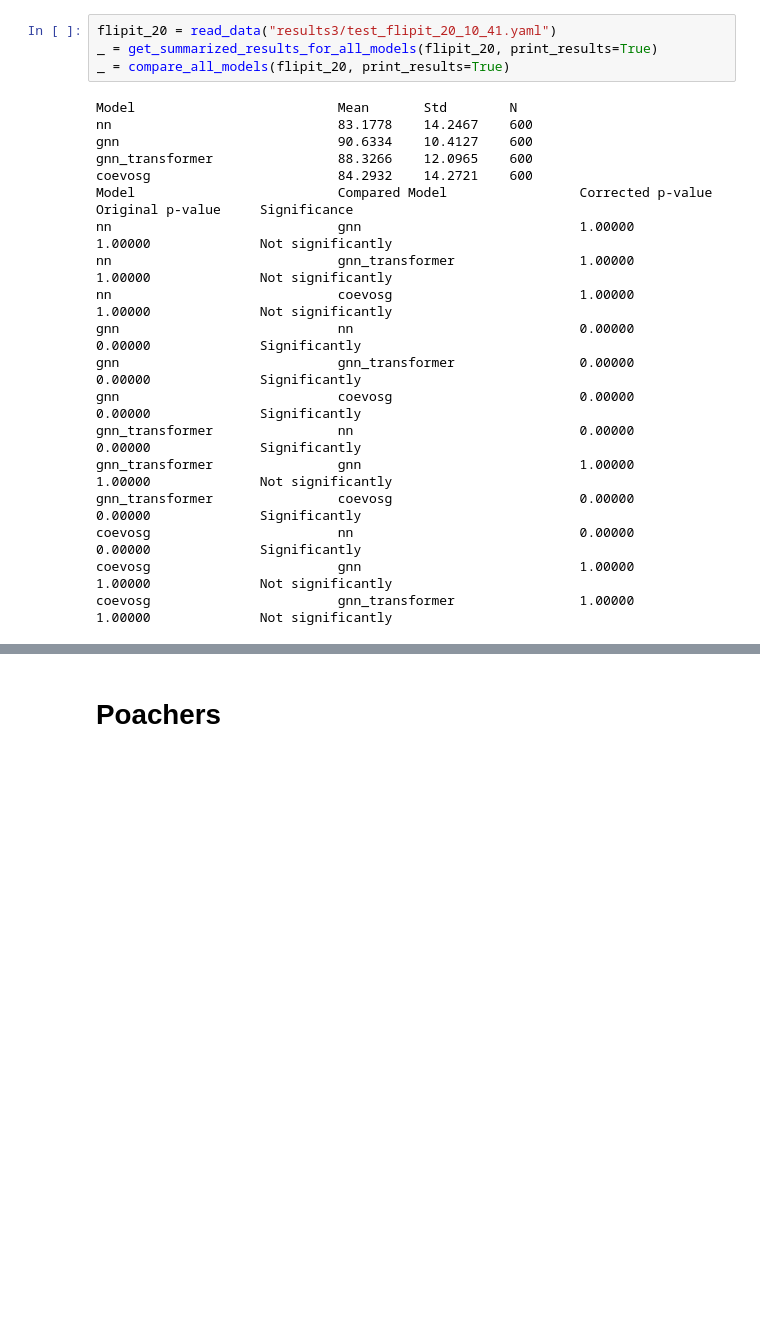
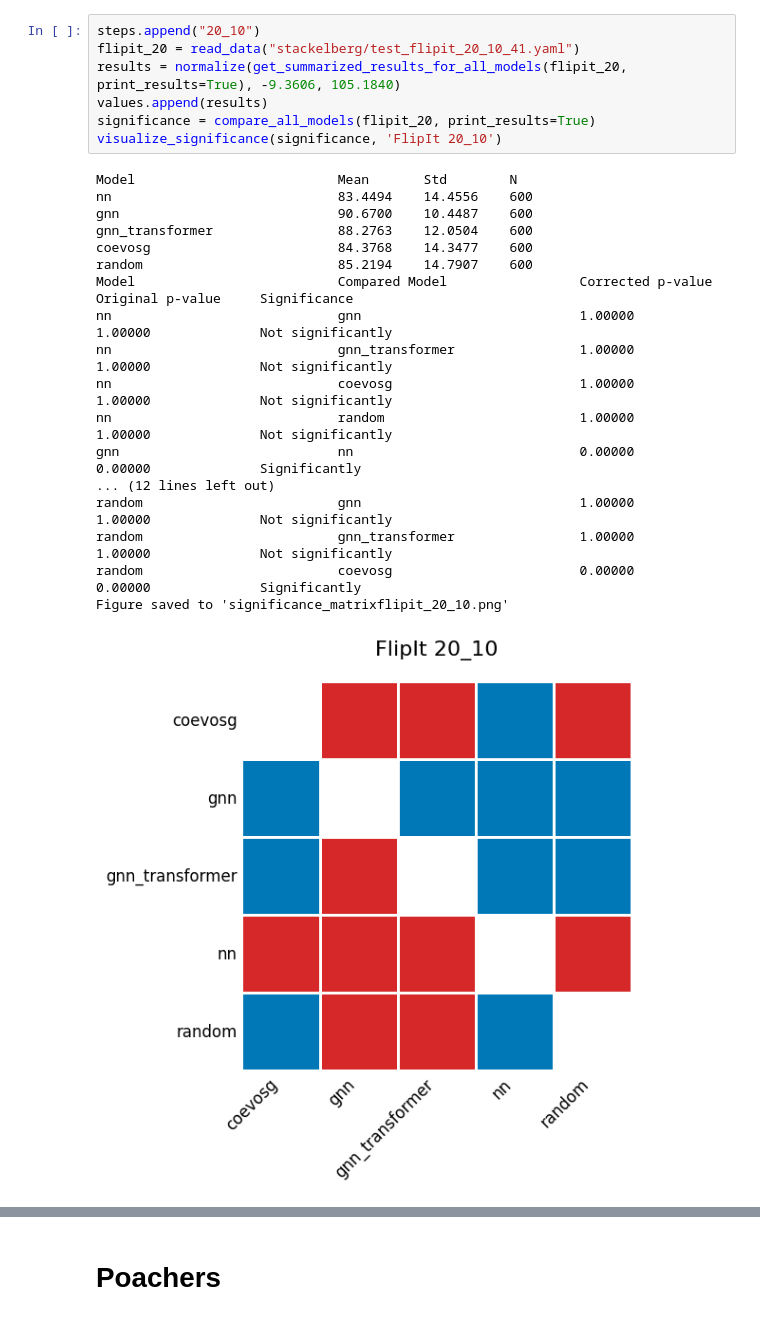
Before and after one commit to Simonexc/StackelbergGames, a Jupyter notebook: src/evaluate.ipynb, the cells around one changed output, grey strips where cells are left out. Saved outputs shown, nothing was run; the diff lists cells and outputs as text; blank space fills up the shorter version.

```diff
--- a/src/evaluate.ipynb
+++ b/src/evaluate.ipynb
@@ -177,23 +242,26 @@ plot_density(flipit_10)
 # %%
-flipit_20 = read_data("results3/test_flipit_20_10_41.yaml")
-_ = get_summarized_results_for_all_models(flipit_20, print_results=True)
-_ = compare_all_models(flipit_20, print_results=True)
+steps.append("20_10")
+flipit_20 = read_data("stackelberg/test_flipit_20_10_41.yaml")
+results = normalize(get_summarized_results_for_all_models(flipit_20, print_results=True), -9.3606, 105.1840)
+values.append(results)
+significance = compare_all_models(flipit_20, print_results=True)
+visualize_significance(significance, 'FlipIt 20_10')
 # %% [output]
 Model                          Mean       Std        N
-nn                             83.1778    14.2467    600
-gnn                            90.6334    10.4127    600
-gnn_transformer                88.3266    12.0965    600
-coevosg                        84.2932    14.2721    600
+nn                             83.4494    14.4556    600
+gnn                            90.6700    10.4487    600
+gnn_transformer                88.2763    12.0504    600
+coevosg                        84.3768    14.3477    600
+random                         85.2194    14.7907    600
 Model                          Compared Model                 Corrected p-value    Original p-value     Significance
 nn                             gnn                            1.00000              1.00000              Not significantly
 nn                             gnn_transformer                1.00000              1.00000              Not significantly
 nn                             coevosg                        1.00000              1.00000              Not significantly
+nn                             random                         1.00000              1.00000              Not significantly
 gnn                            nn                             0.00000              0.00000              Significantly
-gnn                            gnn_transformer                0.00000              0.00000              Significantly
-gnn                            coevosg                        0.00000              0.00000              Significantly
-gnn_transformer                nn                             0.00000              0.00000              Significantly
-gnn_transformer                gnn                            1.00000              1.00000              Not significantly
-gnn_transformer                coevosg                        0.00000              0.00000              Significantly
-coevosg                        nn                             0.00000              0.00000              Significantly
-coevosg                        gnn                            1.00000              1.00000              Not significantly
-coevosg                        gnn_transformer                1.00000              1.00000              Not significantly
+... (12 lines left out)
+random                         gnn                            1.00000              1.00000              Not significantly
+random                         gnn_transformer                1.00000              1.00000              Not significantly
+random                         coevosg                        0.00000              0.00000              Significantly
+Figure saved to 'significance_matrixflipit_20_10.png'
+[figure, added]
```
Also changed, not shown: parts of 24 cells of this notebook, 33 other files.
